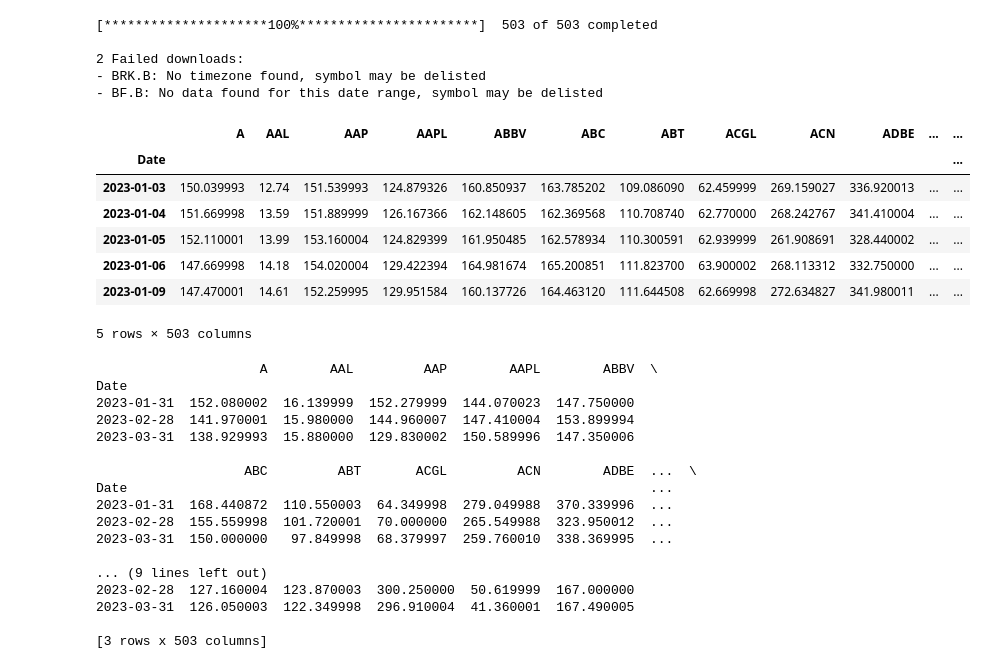
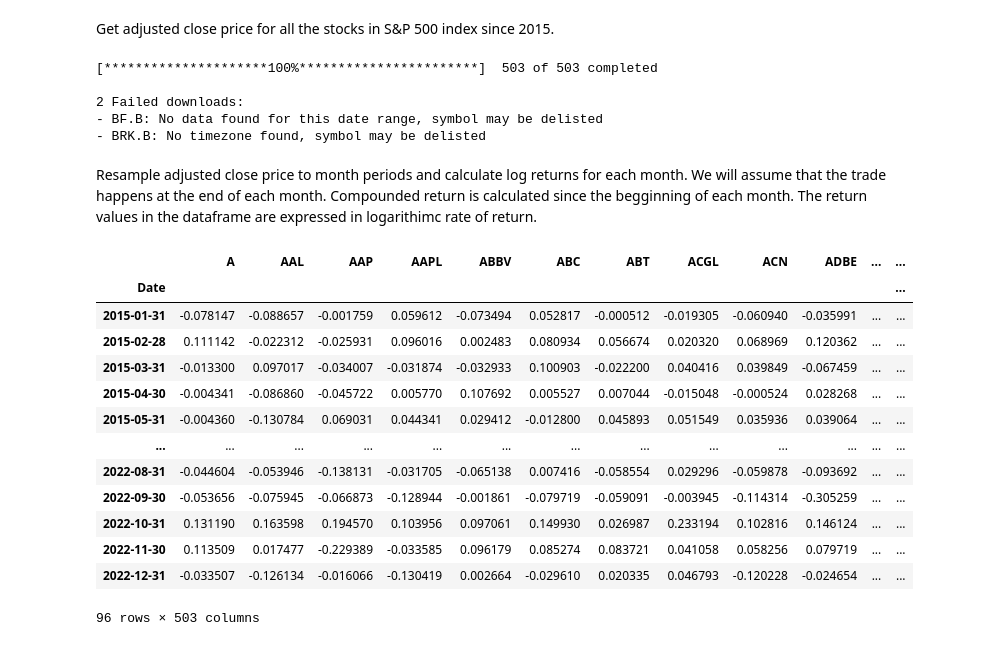
Before and after one commit to pkur3k/Momentum-Trading-Strategy, a Jupyter notebook: momentum_strategy.ipynb, the cells around one changed output. Drawn from its saved outputs; the diff is of its cells as text; code cells hidden in the pictures.

```diff
--- a/momentum_strategy.ipynb
+++ b/momentum_strategy.ipynb
@@ -3,6 +3,8 @@ import sys
 import pandas as pd
 import yfinance as yf
 import numpy as np
+# %% [markdown]
+Get adjusted close price for all the stocks in S&P 500 index since 2015.
 # %%
 def get_tickers():
     table = pd.read_html('https://en.wikipedia.org/wiki/List_of_S%26P_500_companies')
@@ -12,44 +14,42 @@ def get_tickers():
 
 
 tickers = get_tickers()
-df = yf.download(tickers, start='2023-01-01')
+df = yf.download(tickers, start='2014-12-31', end='2022-12-31')['Adj Close']
 # %% [output]
 [*********************100%***********************]  503 of 503 completed
 
 2 Failed downloads:
+- BF.B: No data found for this date range, symbol may be delisted
 - BRK.B: No timezone found, symbol may be delisted
-- BF.B: No data found for this date range, symbol may be delisted
+# %% [markdown]
+Resample adjusted close price to month periods and calculate log returns for each month. We will assume that the trade happens at the end of each month.
+Compounded return is calculated since the begginning of each month. The return values in the dataframe are expressed in logarithimc rate of return.
 # %%
-close_price = df['Adj Close']
-close_price.index = pd.to_datetime(close_price.index)
-close_price.head()
+def log_transform(values):
+
+    return np.log(values).diff()
+
+def get_log_returns(data):
+
+    data.index = pd.to_datetime(data.index)
+    data = data.resample('1M').last().apply(custom_resampler)
+    data = data.iloc[1:]
+    return data
+
+returns = get_log_returns(df)
+returns
 # %% [output]
 |  | A | AAL | AAP | AAPL | ABBV | ABC | ABT | ACGL | ACN | ADBE | ... | ... |
 | Date |  |  |  |  |  |  |  |  |  |  |  | ... |
-| 2023-01-03 | 150.039993 | 12.74 | 151.539993 | 124.879326 | 160.850937 | 163.785202 | 109.086090 | 62.459999 | 269.159027 | 336.920013 | ... | ... |
-| 2023-01-04 | 151.669998 | 13.59 | 151.889999 | 126.167366 | 162.148605 | 162.369568 | 110.708740 | 62.770000 | 268.242767 | 341.410004 | ... | ... |
-| 2023-01-05 | 152.110001 | 13.99 | 153.160004 | 124.829399 | 161.950485 | 162.578934 | 110.300591 | 62.939999 | 261.908691 | 328.440002 | ... | ... |
-| 2023-01-06 | 147.669998 | 14.18 | 154.020004 | 129.422394 | 164.981674 | 165.200851 | 111.823700 | 63.900002 | 268.113312 | 332.750000 | ... | ... |
-| 2023-01-09 | 147.470001 | 14.61 | 152.259995 | 129.951584 | 160.137726 | 164.463120 | 111.644508 | 62.669998 | 272.634827 | 341.980011 | ... | ... |
+| 2015-01-31 | -0.078147 | -0.088657 | -0.001759 | 0.059612 | -0.073494 | 0.052817 | -0.000512 | -0.019305 | -0.060940 | -0.035991 | ... | ... |
+| 2015-02-28 | 0.111142 | -0.022312 | -0.025931 | 0.096016 | 0.002483 | 0.080934 | 0.056674 | 0.020320 | 0.068969 | 0.120362 | ... | ... |
+| 2015-03-31 | -0.013300 | 0.097017 | -0.034007 | -0.031874 | -0.032933 | 0.100903 | -0.022200 | 0.040416 | 0.039849 | -0.067459 | ... | ... |
+| 2015-04-30 | -0.004341 | -0.086860 | -0.045722 | 0.005770 | 0.107692 | 0.005527 | 0.007044 | -0.015048 | -0.000524 | 0.028268 | ... | ... |
+| 2015-05-31 | -0.004360 | -0.130784 | 0.069031 | 0.044341 | 0.029412 | -0.012800 | 0.045893 | 0.051549 | 0.035936 | 0.039064 | ... | ... |
+| ... | ... | ... | ... | ... | ... | ... | ... | ... | ... | ... | ... | ... |
+| 2022-08-31 | -0.044604 | -0.053946 | -0.138131 | -0.031705 | -0.065138 | 0.007416 | -0.058554 | 0.029296 | -0.059878 | -0.093692 | ... | ... |
+| 2022-09-30 | -0.053656 | -0.075945 | -0.066873 | -0.128944 | -0.001861 | -0.079719 | -0.059091 | -0.003945 | -0.114314 | -0.305259 | ... | ... |
+| 2022-10-31 | 0.131190 | 0.163598 | 0.194570 | 0.103956 | 0.097061 | 0.149930 | 0.026987 | 0.233194 | 0.102816 | 0.146124 | ... | ... |
+| 2022-11-30 | 0.113509 | 0.017477 | -0.229389 | -0.033585 | 0.096179 | 0.085274 | 0.083721 | 0.041058 | 0.058256 | 0.079719 | ... | ... |
+| 2022-12-31 | -0.033507 | -0.126134 | -0.016066 | -0.130419 | 0.002664 | -0.029610 | 0.020335 | 0.046793 | -0.120228 | -0.024654 | ... | ... |
-5 rows × 503 columns
+96 rows × 503 columns
-# %%
-monthly_close_price = close_price.resample('M').last()
-print(monthly_close_price)
-# %% [output]
-                     A        AAL         AAP        AAPL        ABBV  \
-Date
-2023-01-31  152.080002  16.139999  152.279999  144.070023  147.750000
-2023-02-28  141.970001  15.980000  144.960007  147.410004  153.899994
-2023-03-31  138.929993  15.880000  129.830002  150.589996  147.350006
-
-                   ABC         ABT       ACGL         ACN        ADBE  ...  \
-Date                                                                   ...
-2023-01-31  168.440872  110.550003  64.349998  279.049988  370.339996  ...
-2023-02-28  155.559998  101.720001  70.000000  265.549988  323.950012  ...
-2023-03-31  150.000000   97.849998  68.379997  259.760010  338.369995  ...
-
-... (9 lines left out)
-2023-02-28  127.160004  123.870003  300.250000  50.619999  167.000000
-2023-03-31  126.050003  122.349998  296.910004  41.360001  167.490005
-
-[3 rows x 503 columns]
```
Also changed, not shown: parts of 5 cells of this notebook.
